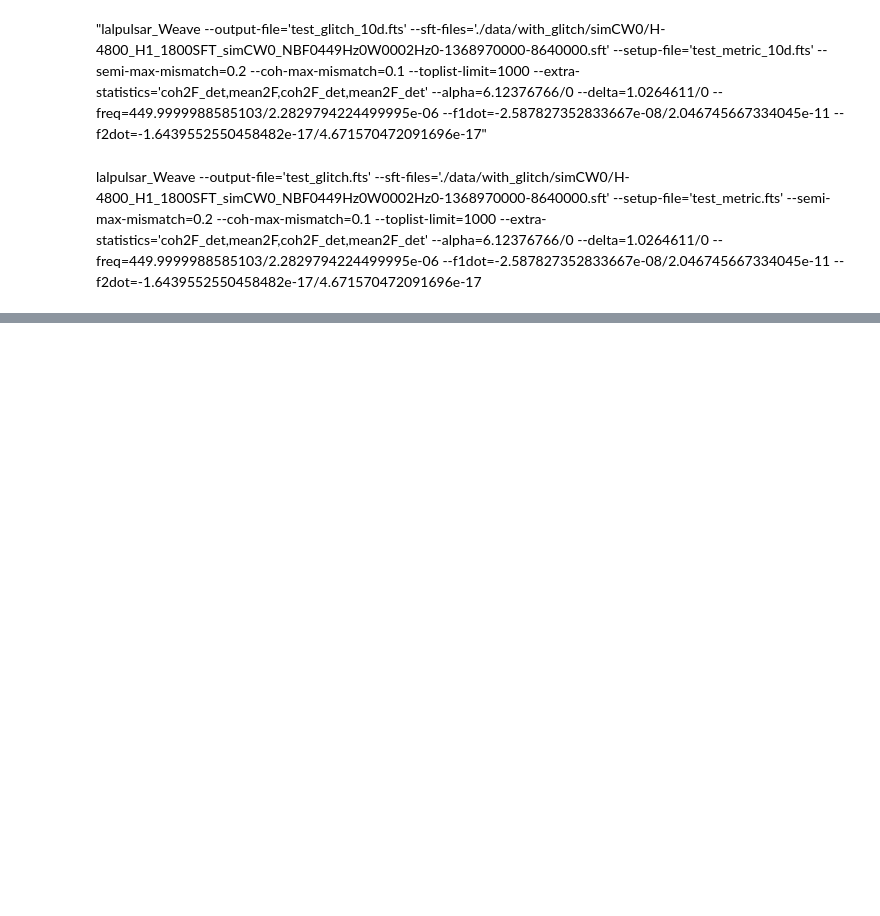
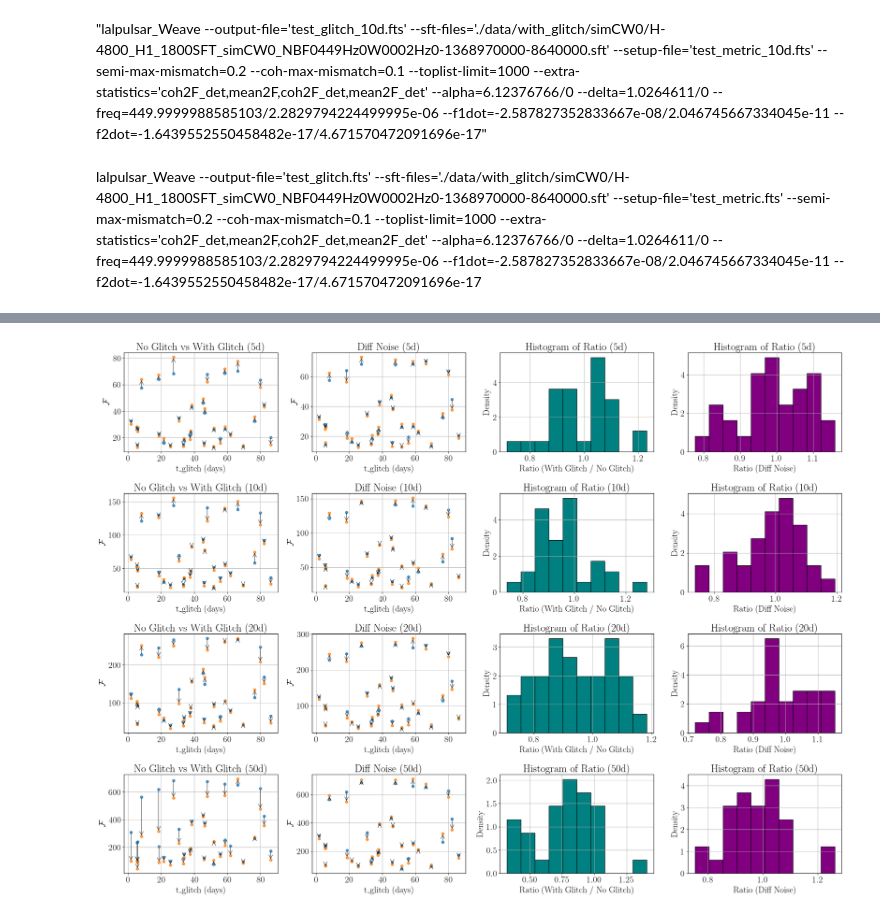
Before and after one commit to damondmc/simGlitch, a Jupyter notebook: search_setup.ipynb, the cells around one changed output, grey strips where cells are left out. Saved outputs shown, nothing was run; the diff lists cells and outputs as text; code cells hidden in the pictures; blank space fills up the shorter version.

```diff
--- a/search_setup.ipynb
+++ b/search_setup.ipynb
@@ -885,0 +470,92 @@ plt.show()
+# %%
+import pandas as pd
+import numpy as np
+from astropy.io import fits
+import matplotlib.pyplot as plt
+
+# Load the CSV file
+df = pd.read_csv(f'./data/with_glitch_onlytglitch/100-100Hz/signal_glitch_params.csv')
+
+# Extract parameters
+n_glitch = 1  # n glitch per signal
+f0 = df['f0'][::n_glitch].values  # size of 32
+f1 = df['f1'][::n_glitch].values
+f2 = df['f2'][::n_glitch].values
+df_p = df['df_p'].values
+df_t = df['df_t'].values
+df1_p = df['df1_p'].values
+q = df['Q'].values
+t_glitch = df['tglitch_day'].values
+
+# Define durations
+durations = ['5d', '10d', '20d', '50d']
+
+# Initialize figure with 3x2 subplots
+fig, ax = plt.subplots(4, 4, figsize=(24, 18))
+
+# Loop over durations
+for idx, duration in enumerate(durations):
+
+    # Initialize arrays
+    a = np.zeros(32)  # No Glitch
+    b = np.zeros(32)  # With Glitch
+    c = np.zeros(32)  # No Glitch Diff Noise
+
+    # Load data
+    for i in range(32):
+        d1 = fits.open(f'./results/{duration}/no_glitch/100-100Hz/no_glitch_CW{i}.fts')
+        d2 = fits.open(f'./results/{duration}/with_glitch_onlytglitch_consth0/100-100Hz/with_glitch_onlytglitch_consth0_CW{i}.fts')
+        d3 = fits.open(f'./results/{duration}/no_glitch_diffnoise/100-100Hz/no_glitch_diffnoise_CW{i}.fts')
+
+        a[i] = d1[1].data['mean2F'][0]
+        b[i] = d2[1].data['mean2F'][0]
+        c[i] = d3[1].data['mean2F'][0]
+
+    # Scatter plot: No Glitch vs With Glitch
+    ax[idx, 0].scatter(t_glitch, a, label='No Glitch', alpha=0.8)
+    ax[idx, 0].scatter(t_glitch, b, label='With Glitch', alpha=0.8)
+    ax[idx, 0].set_xlabel('t_glitch (days)')
+    ax[idx, 0].set_ylabel(r'$\mathcal{F}$')
+    #ax[idx, 0].legend()
+    ax[idx, 0].grid(True)
+    ax[idx, 0].set_title(f'No Glitch vs With Glitch ({duration})')
+
+    for i in range(0, len(t_glitch)):  # Every other point
+        ax[idx, 0].annotate('', xy=(t_glitch[i], b[i]), xytext=(t_glitch[i], a[i]),
+                            arrowprops=dict(arrowstyle='->', color='k', alpha=0.8))
+
+    # Scatter plot: No Glitch vs With Glitch
+    ax[idx, 1].scatter(t_glitch, a, alpha=0.8)
+    ax[idx, 1].scatter(t_glitch, c, alpha=0.8)
+    ax[idx, 1].set_xlabel('t_glitch (days)')
+    ax[idx, 1].set_ylabel(r'$\mathcal{F}$')
+    #ax[idx, 1].legend(loc='upper right')
+    ax[idx, 1].grid(True)
+    ax[idx, 1].set_title(f'Diff Noise ({duration})')
+
+    for i in range(0, len(t_glitch)):  # Every other point
+        ax[idx, 1].annotate('', xy=(t_glitch[i], c[i]), xytext=(t_glitch[i], a[i]),
+                            arrowprops=dict(arrowstyle='->', color='k', alpha=0.8))
+
+    # Histogram: Ratio (With Glitch / No Glitch)
+    ratios = b / a
+    ax[idx, 2].hist(ratios, bins=10, color='teal', edgecolor='black', density=True)
+    ax[idx, 2].set_xlabel('Ratio (With Glitch / No Glitch)')
+    ax[idx, 2].set_ylabel('Density')
+    ax[idx, 2].grid(True)
+    ax[idx, 2].set_title(f'Histogram of Ratio ({duration})')
+
+
+    # Histogram: Ratio (Diff Noise)
+    ratios = c / a
+    ax[idx, 3].hist(ratios, bins=10, color='purple', edgecolor='black', density=True)
+    ax[idx, 3].set_xlabel('Ratio (Diff Noise)')
+    ax[idx, 3].set_ylabel('Density')
+    ax[idx, 3].grid(True)
+    ax[idx, 3].set_title(f'Histogram of Ratio ({duration})')
+
+# Adjust layout
+plt.tight_layout()
+plt.show()
+# %% [output]
+[figure, added]
```
Also changed, not shown: parts of 47 cells of this notebook, 7 other files.
